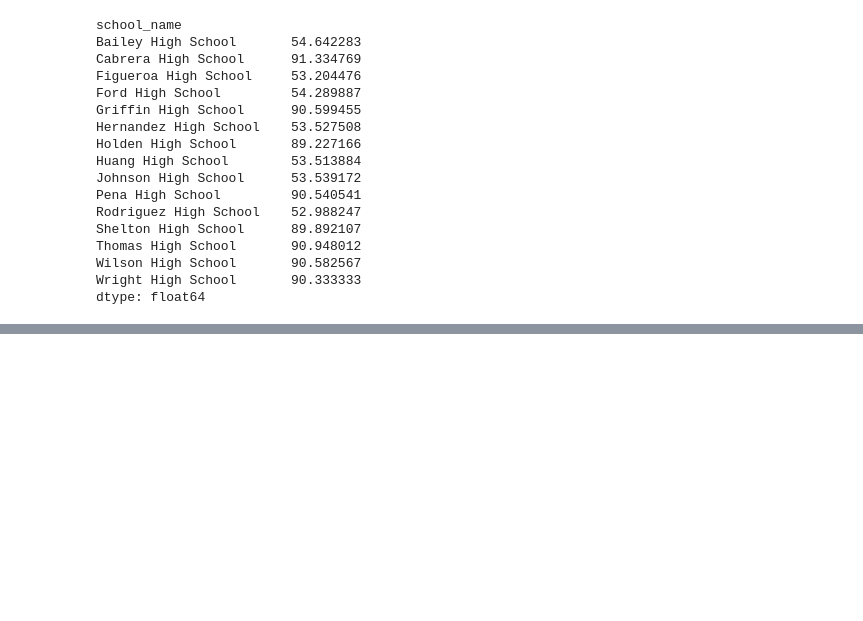
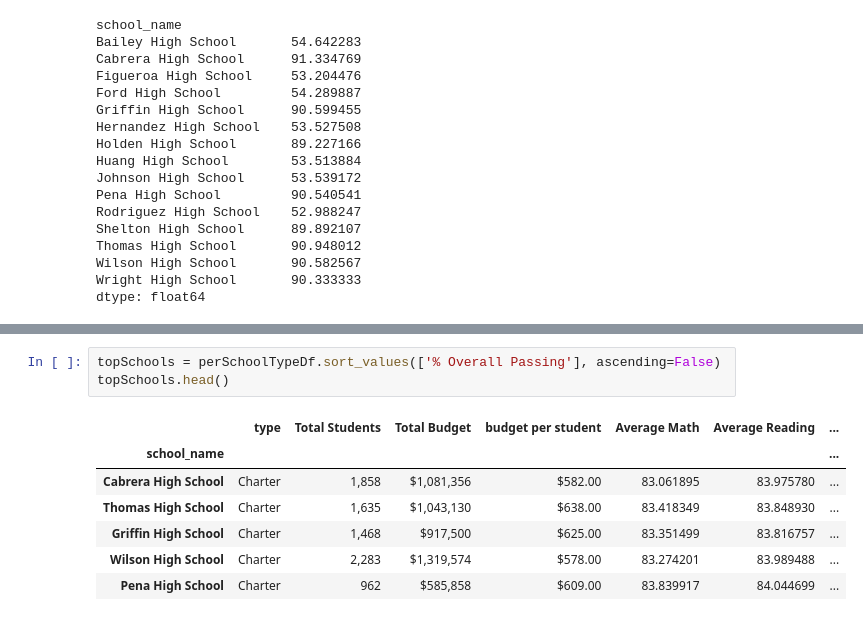
Before and after one commit to jnels4/School_District_Analysis, a Jupyter notebook: pyCitySchools.ipynb, the cells around one changed output, grey strips where cells are left out. Drawn from its saved outputs; the diff is of its cells as text; blank space fills up the shorter version.

```diff
--- a/pyCitySchools.ipynb
+++ b/pyCitySchools.ipynb
@@ -687,0 +707,11 @@ pers
+# %%
+topSchools = perSchoolTypeDf.sort_values(['% Overall Passing'], ascending=False)
+topSchools.head()
+# %% [output]
+|  | type | Total Students | Total Budget | budget per student | Average Math | Average Reading | ... |
+| school_name |  |  |  |  |  |  | ... |
+| Cabrera High School | Charter | 1,858 | $1,081,356 | $582.00 | 83.061895 | 83.975780 | ... |
+| Thomas High School | Charter | 1,635 | $1,043,130 | $638.00 | 83.418349 | 83.848930 | ... |
+| Griffin High School | Charter | 1,468 | $917,500 | $625.00 | 83.351499 | 83.816757 | ... |
+| Wilson High School | Charter | 2,283 | $1,319,574 | $578.00 | 83.274201 | 83.989488 | ... |
+| Pena High School | Charter | 962 | $585,858 | $609.00 | 83.839917 | 84.044699 | ... |
```
Also changed, not shown: parts of 2 cells of this notebook.
